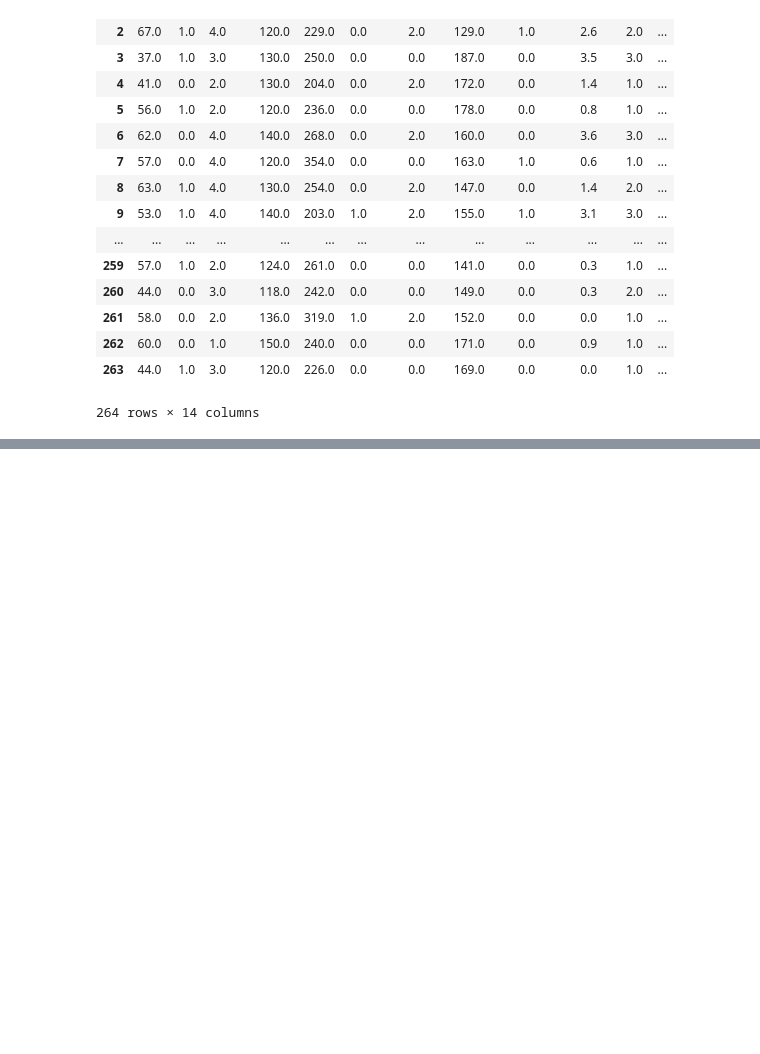
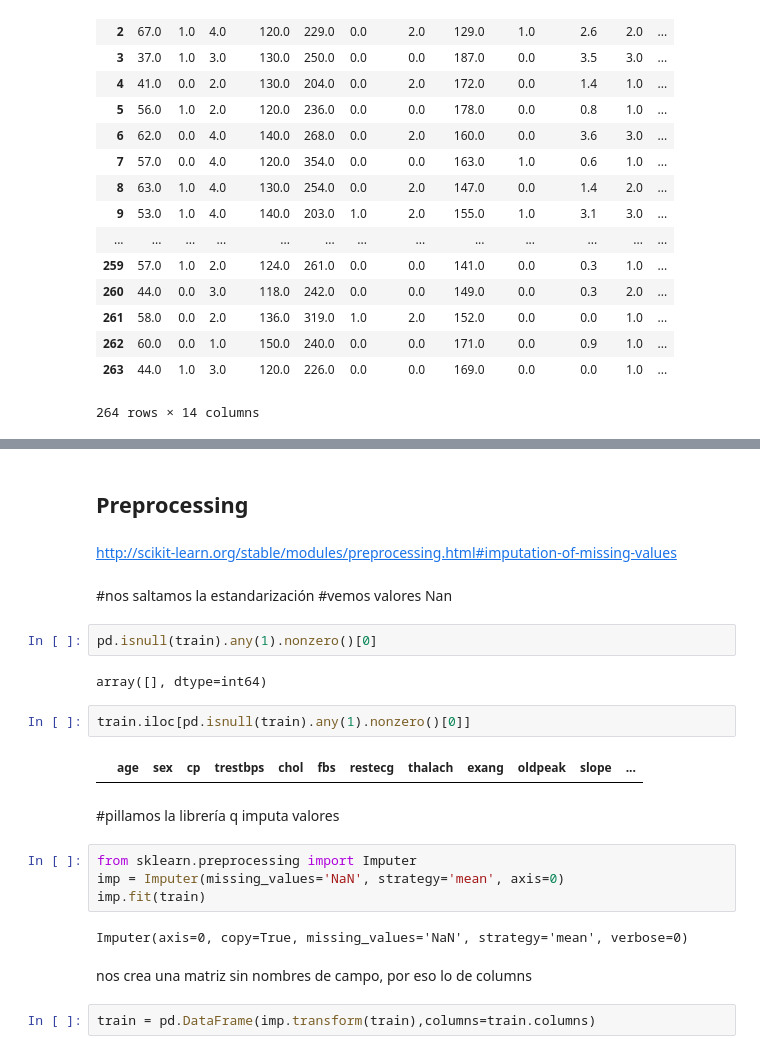
Before and after one commit to datalabusal2018/MachineLearningTest, a Jupyter notebook: juanpe_exploracion_pandas_datalab.ipynb, the cells around one changed output, grey strips where cells are left out. Drawn from its saved outputs; the diff is of its cells as text; blank space fills up the shorter version.

```diff
--- a/juanpe_exploracion_pandas_datalab.ipynb
+++ b/juanpe_exploracion_pandas_datalab.ipynb
@@ -206,0 +133,27 @@ train[train['num']!= 0]
+# %% [markdown]
+## Preprocessing
+# %% [markdown]
+http://scikit-learn.org/stable/modules/preprocessing.html#imputation-of-missing-values
+# %% [markdown]
+#nos saltamos la estandarización
+#vemos valores Nan
+# %%
+pd.isnull(train).any(1).nonzero()[0]
+# %% [output]
+array([], dtype=int64)
+# %%
+train.iloc[pd.isnull(train).any(1).nonzero()[0]]
+# %% [output]
+|  | age | sex | cp | trestbps | chol | fbs | restecg | thalach | exang | oldpeak | slope | ... |
+# %% [markdown]
+#pillamos la librería q imputa valores
+# %%
+from sklearn.preprocessing import Imputer
+imp = Imputer(missing_values='NaN', strategy='mean', axis=0)
+imp.fit(train)
+# %% [output]
+Imputer(axis=0, copy=True, missing_values='NaN', strategy='mean', verbose=0)
+# %% [markdown]
+nos crea una matriz sin nombres de campo, por eso lo de columns
+# %%
+train = pd.DataFrame(imp.transform(train),columns=train.columns)
```
Also changed, not shown: parts of 35 cells of this notebook.
